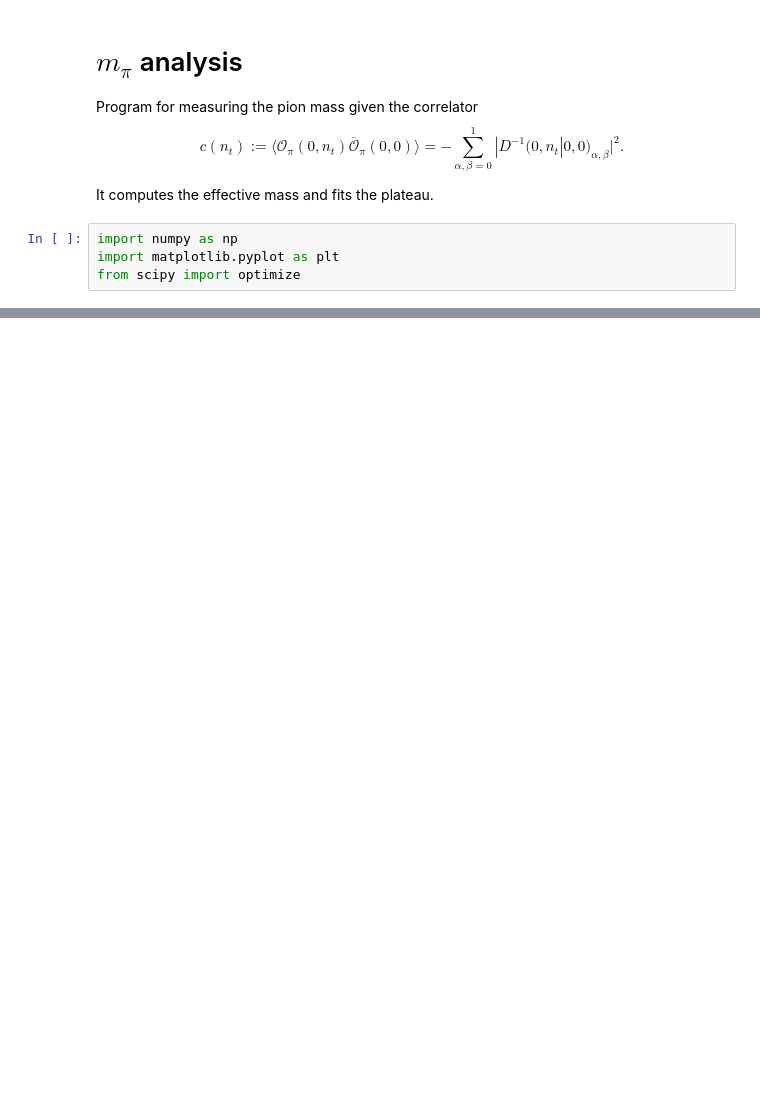
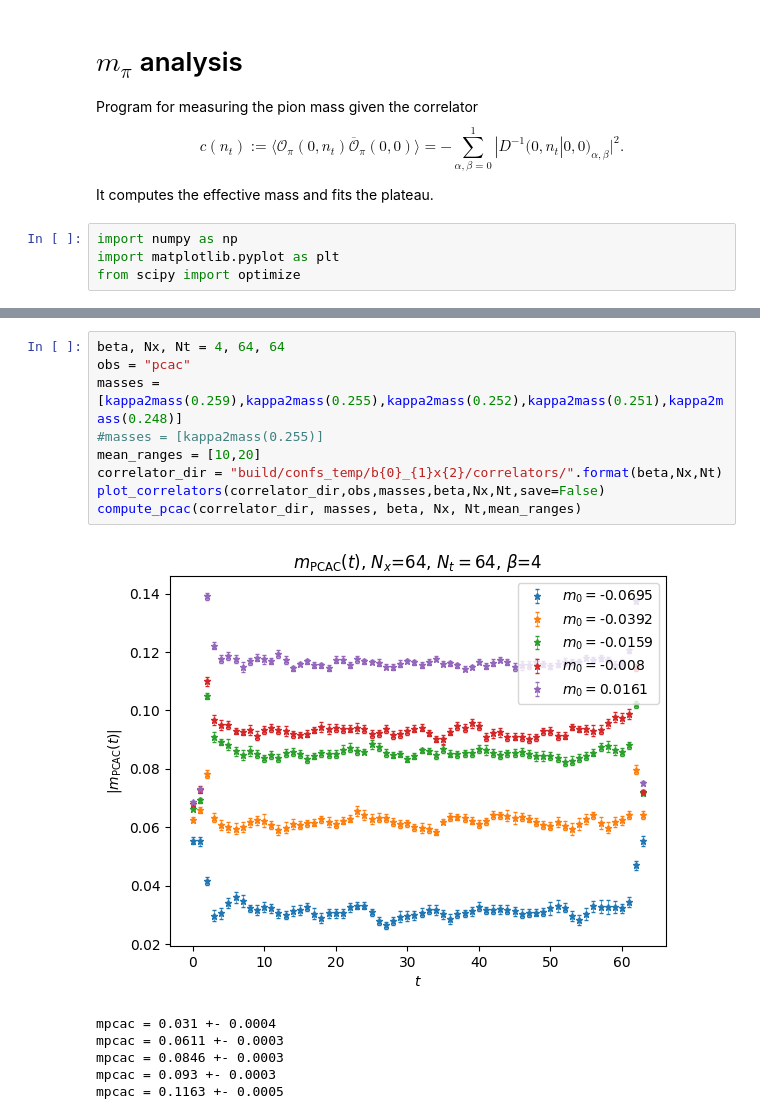
Before and after one commit to Fabian2598/SchwingerModel, a Jupyter notebook: mass_analysis.ipynb, the cells around one changed output, grey strips where cells are left out. Cells and saved outputs as stored; diff of their text form; blank space fills up the shorter version.

```diff
--- a/mass_analysis.ipynb
+++ b/mass_analysis.ipynb
@@ -239,0 +338,16 @@ kappa2mass(0.244)
+# %%
+beta, Nx, Nt = 4, 64, 64
+obs = "pcac"
+masses = [kappa2mass(0.259),kappa2mass(0.255),kappa2mass(0.252),kappa2mass(0.251),kappa2mass(0.248)]
+#masses = [kappa2mass(0.255)]
+mean_ranges = [10,20]
+correlator_dir = "build/confs_temp/b{0}_{1}x{2}/correlators/".format(beta,Nx,Nt)
+plot_correlators(correlator_dir,obs,masses,beta,Nx,Nt,save=False)
+compute_pcac(correlator_dir, masses, beta, Nx, Nt,mean_ranges)
+# %% [output]
+[figure, added]
+mpcac = 0.031 +- 0.0004
+mpcac = 0.0611 +- 0.0003
+mpcac = 0.0846 +- 0.0003
+mpcac = 0.093 +- 0.0003
+mpcac = 0.1163 +- 0.0005
```
Also changed, not shown: parts of 5 cells of this notebook, 1 other file.
